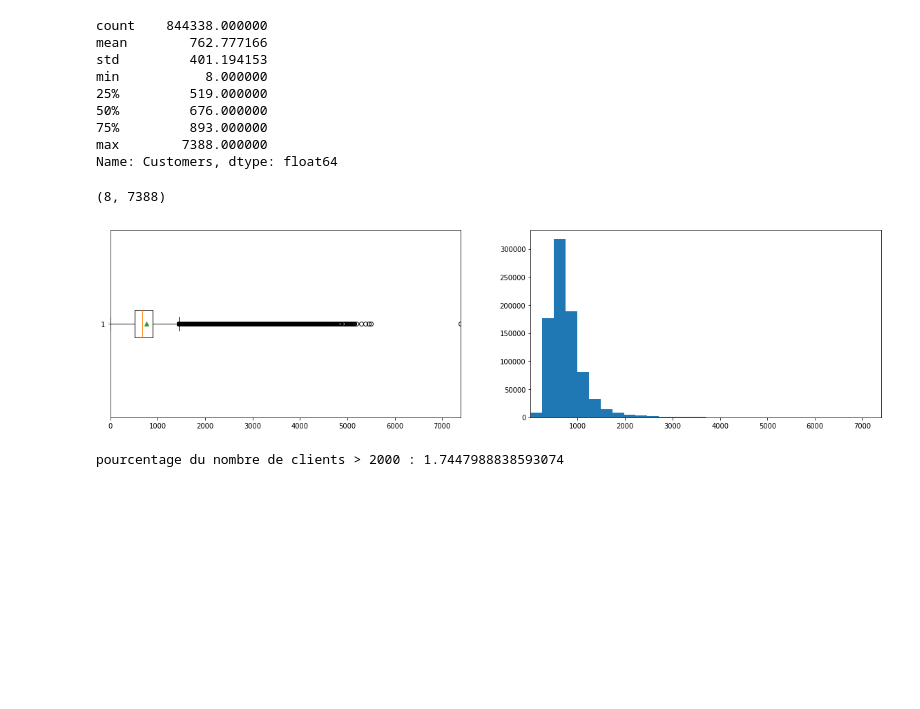
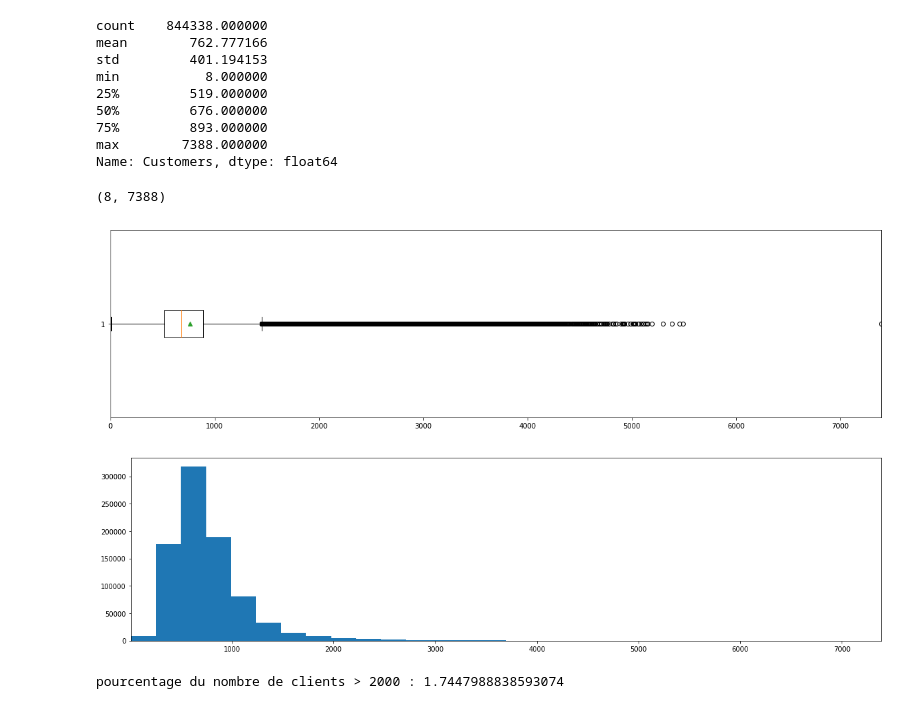
Before and after one commit to yasserbekkali/projetBD, a Jupyter notebook: projetWS.ipynb, the cells around one changed output. Cells and saved outputs as stored; diff of their text form; code cells hidden in the pictures; blank space fills up the shorter version.

```diff
--- a/projetWS.ipynb
+++ b/projetWS.ipynb
@@ -176,15 +176,17 @@ min           8.000000
 max        7388.000000
 Name: Customers, dtype: float64
 # %%
-fig , ax = plt.subplots(1 , 2 , figsize = (20 , 5))
-ax[0].boxplot(dstrain.Customers , showmeans=True , vert=False)
-ax[0].set_xlim(0, max(dstrain["Customers"]))
+fig1 , ax1 = plt.subplots(1 , 1 , figsize = (20 , 5))
+ax1.boxplot(dstrain.Customers , showmeans=True , vert=False)
+ax1.set_xlim(0, max(dstrain["Customers"]))
 
-ax[1].hist(dstrain.Customers , cumulative = False , bins = 30 )
-ax[1].set_xlim((min(dstrain.Customers) , max(dstrain.Customers)))
+fig2 , ax2 = plt.subplots(1 , 1 , figsize = (20 , 5))
+ax2.hist(dstrain.Customers , cumulative = False , bins = 30 )
+ax2.set_xlim((min(dstrain.Customers) , max(dstrain.Customers)))
 # %% [output]
 (8, 7388)
-[figure, old version]
+[figure, new version]
+[figure, added]
 # %%
 print("pourcentage du nombre de clients > 2000 : {}".format(dstrain[dstrain.Customers>2000].count()[0]/dstrain.shape[0] * 100))
 # %% [output]
```
Also changed, not shown: parts of 2 cells of this notebook.
